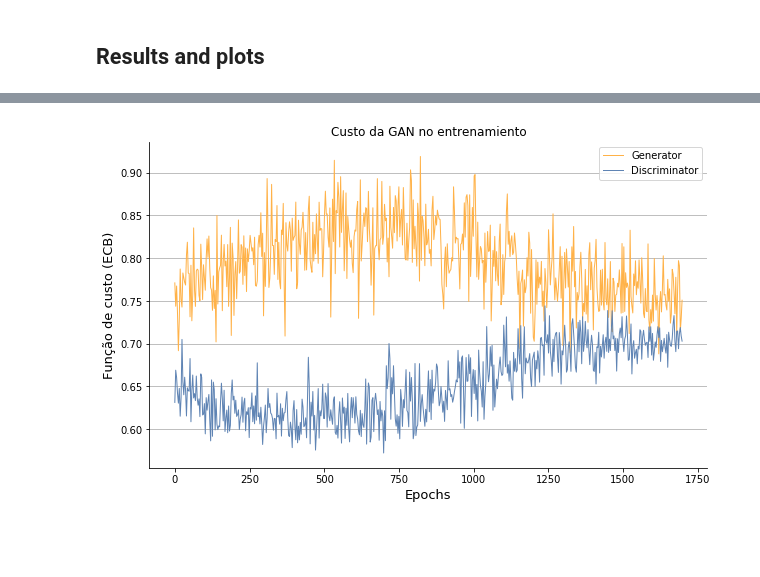
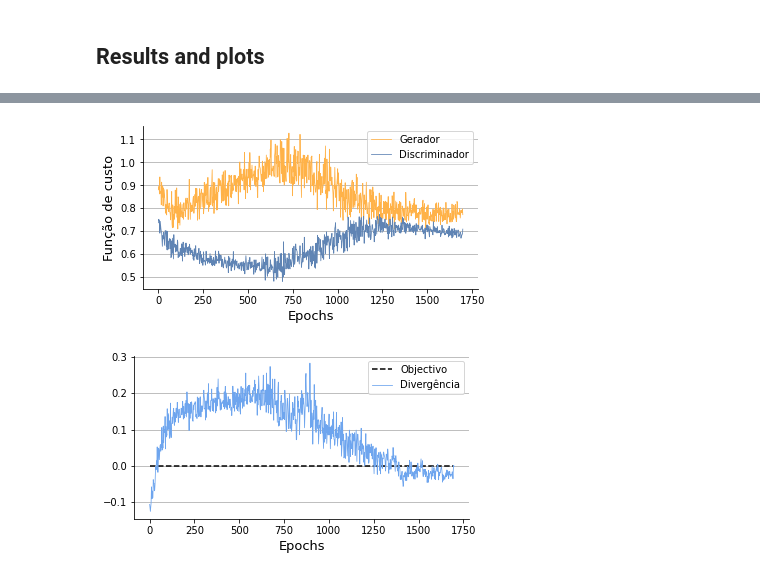
Before and after one commit to ejrueda/MasterUFPA, a Jupyter notebook: Proyectos/BioInformática/Qualification_results.ipynb, the cells around one changed output, grey strips where cells are left out. Drawn from its saved outputs; the diff is of its cells as text; code cells hidden in the pictures; blank space fills up the shorter version.

Commit message:
qualification results

```diff
--- a/Proyectos/BioInformática/Qualification_results.ipynb
+++ b/Proyectos/BioInformática/Qualification_results.ipynb
@@ -215,15 +211,6 @@ def get_batches(X_train, batch_size):
 # %%
 #treinamento da GAN
 def train(X_train, epochs, batch_size, G, D, gan, noise_input, verbose=True):
-    """
-    function to train the GAN architecture
-    return:
-    g_loss: loss of the generator network
-    d_loss: loss of the discriminator network
-    precision: precision of the discriminator network
-    recall : recall score of the discriminator network
-    kl_d: kullback-leibler divergence of the GAN
-    """
     g_loss = []
     d_loss = []
     precision = []
@@ -419,6 +406,7 @@ for i in range(100):
     D = objD.compileD()
     gan = Gan(G,D)
     gan.compile(loss='binary_crossentropy', optimizer=optimizerG)
+    w_i = gan.get_weights().copy()
     g_loss, d_loss, precision, recall, _ = train(X_train, epochs=ep, batch_size=X_train.shape[0], G=G, D=D,
                                           gan=gan, noise_input=noise_input, verbose=False)
     l_pre = []
@@ -431,11 +419,11 @@ for i in range(100):
             #print(np.mean(abs(X_train.iloc[g,:].values-X_gen)))
             #print(abs(1-np.mean((1-y_proba)/y_proba)))
             d.append(np.mean(abs(X_train.iloc[g,:].values-X_gen)))
-        l_pre.append(np.mean(np.array(d))+ abs(0.5 - np.mean(y_predict)))
+        l_pre.append(np.mean(np.array(d))+ 1.5*abs(0.5 - np.mean(y_predict)))
 
     w_f = gan.get_weights().copy()
     l_dist.append(np.mean(np.array(l_pre)))
-    dict_weights[np.mean(np.array(l_pre))] = [i, l_dist[-1], w_f]
+    dict_weights[np.mean(np.array(l_pre))] = [i, l_dist[-1], w_i, w_f]
     if l_dist[-1] < min_pre:
         min_pre = l_dist[-1]
         w_best = w_f
@@ -585,0 +545,8 @@ _________________________________________________________________
+# %%
+precision = np.load("./drive/My Drive/Colab Notebooks/data/qualification_precision_gan.npy")
+g_loss = np.load("./drive/My Drive/Colab Notebooks/data/qualification_g_loss_gan.npy")
+d_loss = np.load("./drive/My Drive/Colab Notebooks/data/qualification_d_loss_gan.npy")
+recall = np.load("./drive/My Drive/Colab Notebooks/data/qualification_recall_gan.npy")
+kld = np.load("./drive/My Drive/Colab Notebooks/data/qualification_KLD_gan.npy")
+gan = tf.keras.models.load_model("./drive/My Drive/Colab Notebooks/data/qualification_gan_model.h5")
+gan.summary()
@@ -586,3 +566,3 @@ _________________________________________________________________
 # %%
-g_loss, d_loss, d_precision, d_recall, kl_d = train(X_train, epochs=ep, batch_size=X_train.shape[0],
-                                                    G=G, D=D, gan=gan, noise_input=noise_input)
+#g_loss, d_loss, precision, recall, kld = train(X_train, epochs=ep, batch_size=X_train.shape[0], G=G, D=D,
+#                                          gan=gan, noise_input=noise_input)
@@ -607,18 +569,34 @@ epoch:[1700/1700] [Discriminator::d_loss: 0.710135],[Generator::loss: 0.737615],
 # %%
-fig = plt.figure(figsize=(10,6))
+fig = plt.figure(figsize=(6,3))
 ax1 = fig.add_subplot()
 ax1.spines["top"].set_visible(False)
 ax1.spines["right"].set_visible(False)
-rr = range(0,len(d_precision), 3)
+rr = range(0,len(precision), 2)
 short_g_loss = [g_loss[i] for i in rr]
 short_d_loss = [d_loss[i] for i in rr]
 #plt.title("Loss da GAN nas épocas do treinamento", fontsize=15)
-plt.title("Custo da GAN no entrenamiento")
-plt.plot(rr, short_g_loss, label="Generator", color="#FFB248", linewidth=1)
-plt.plot(rr, short_d_loss, label="Discriminator", color="#5F84B4", linewidth=1)
+plt.plot(rr, short_g_loss, label="Gerador", color="#FFB248", linewidth=.8)
+plt.plot(rr, short_d_loss, label="Discriminador", color="#5F84B4", linewidth=.8)
 plt.xlabel("Epochs", fontsize=13)
-plt.ylabel("Função de custo (ECB)", fontsize=13)
+plt.ylabel("Função de custo", fontsize=13)
 plt.grid(axis="y")
-plt.legend();
+plt.legend(loc="upper right");
+plt.savefig("./drive/My Drive/Colab Notebooks/data/images/qualification_cost_function.svg")
 # %% [output]
-[figure, old version]
+[figure, new version]
+# %%
+fig = plt.figure(figsize=(6,3))
+ax1 = fig.add_subplot()
+ax1.spines["top"].set_visible(False)
+ax1.spines["right"].set_visible(False)
+rr = range(0,len(kld), 2)
+short_kld = [kld[i] for i in rr]
+plt.plot(rr,np.zeros(len(rr)), color="black", ls="--", label="Objectivo");
+plt.plot(rr, short_kld, linewidth=.8, color="#6EA5EE", label="Divergência");
+plt.xlabel("Epochs", fontsize=13)
+#plt.ylabel("D_{kl}", fontsize=13)
+plt.grid(axis="y")
+plt.legend()
+plt.savefig("./drive/My Drive/Colab Notebooks/data/images/qualification_KLD.svg")
+# %% [output]
+[figure, added]
```
Also changed, not shown: parts of 43 cells of this notebook.
